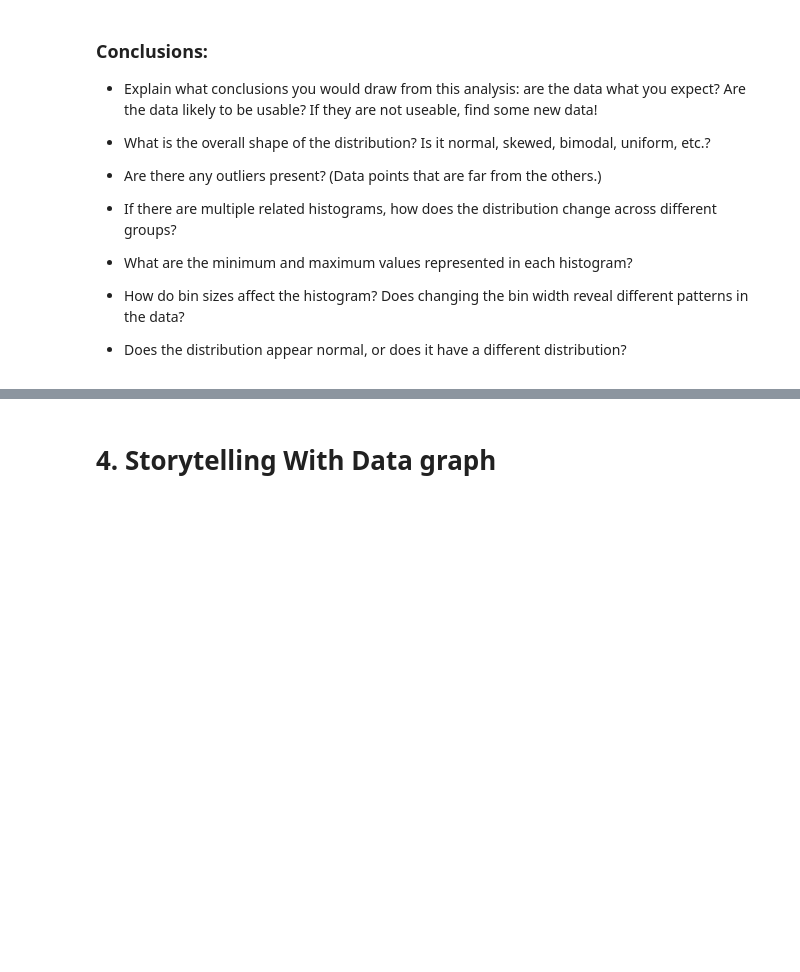
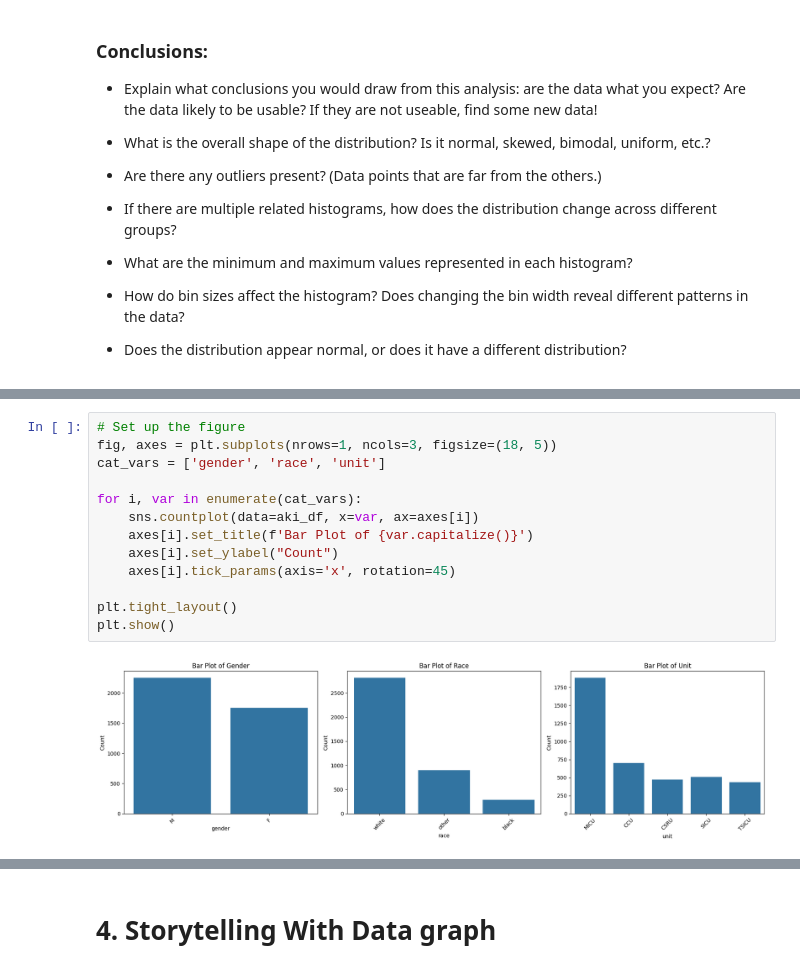
Before and after one commit to jhardis2/AI_Week4, a Jupyter notebook: OMDS-ModB2-Week4-Hardison-James.ipynb, the cells around one changed output, grey strips where cells are left out. Drawn from its saved outputs; the diff is of its cells as text; blank space fills up the shorter version.

```diff
--- a/OMDS-ModB2-Week4-Hardison-James.ipynb
+++ b/OMDS-ModB2-Week4-Hardison-James.ipynb
@@ -61,0 +166,15 @@ This week, you will do the same types of exercises as last week, but you should
+# %%
+# Set up the figure
+fig, axes = plt.subplots(nrows=1, ncols=3, figsize=(18, 5))
+cat_vars = ['gender', 'race', 'unit']
+
+for i, var in enumerate(cat_vars):
+    sns.countplot(data=aki_df, x=var, ax=axes[i])
+    axes[i].set_title(f'Bar Plot of {var.capitalize()}')
+    axes[i].set_ylabel("Count")
+    axes[i].tick_params(axis='x', rotation=45)
+
+plt.tight_layout()
+plt.show()
+# %% [output]
+[figure, added]
```
Also changed, not shown: parts of 14 cells of this notebook, 4 other files.
